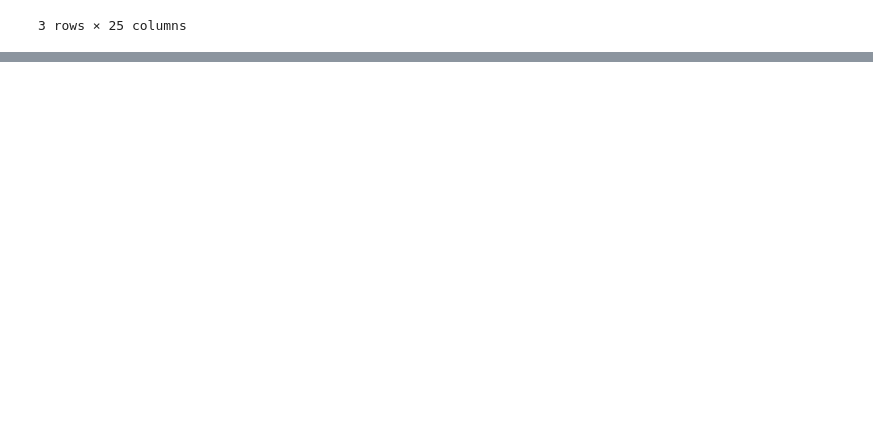
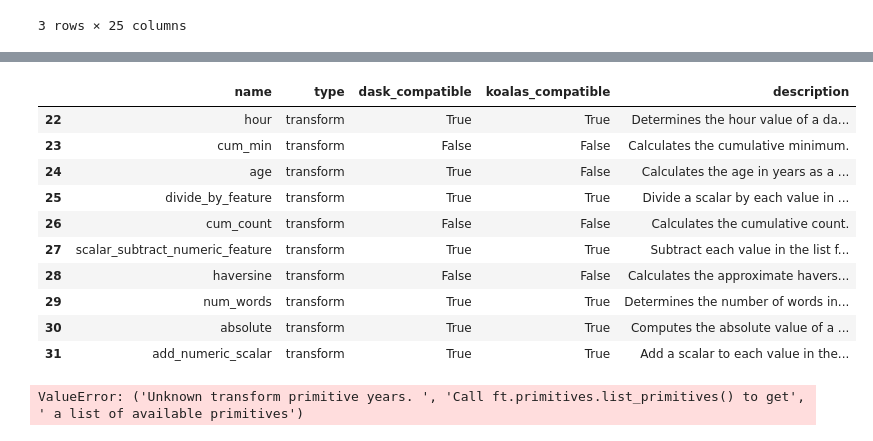
Before and after one commit to akiabe/kaggle_autofeatEng-tutorial, a Jupyter notebook: notebooks/autofeatEng_tutorial.ipynb, the cells around one changed output, grey strips where cells are left out. Saved outputs shown, nothing was run; the diff lists cells and outputs as text; code cells hidden in the pictures; blank space fills up the shorter version.

```diff
--- a/notebooks/autofeatEng_tutorial.ipynb
+++ b/notebooks/autofeatEng_tutorial.ipynb
@@ -136,0 +240,23 @@ es = ft.EntitySet(id="clients")
+# %%
+primitives[primitives["type"] == "transform"].head(10)
+# %% [output]
+|  | name | type | dask_compatible | koalas_compatible | description |
+| 22 | hour | transform | True | True | Determines the hour value of a da... |
+| 23 | cum_min | transform | False | False | Calculates the cumulative minimum. |
+| 24 | age | transform | True | False | Calculates the age in years as a ... |
+| 25 | divide_by_feature | transform | True | True | Divide a scalar by each value in ... |
+| 26 | cum_count | transform | False | False | Calculates the cumulative count. |
+| 27 | scalar_subtract_numeric_feature | transform | True | True | Subtract each value in the list f... |
+| 28 | haversine | transform | False | False | Calculates the approximate havers... |
+| 29 | num_words | transform | True | True | Determines the number of words in... |
+| 30 | absolute | transform | True | True | Computes the absolute value of a ... |
+| 31 | add_numeric_scalar | transform | True | True | Add a scalar to each value in the... |
+# %%
+features, feature_names = ft.dfs(
+    entityset = es,
+    target_entity = 'clients',
+    agg_primitives = ['mean', 'max', 'percent_true', 'last'],
+    trans_primitives = ['years', 'month', 'divide']
+)
+# %% [output]
+ValueError: ('Unknown transform primitive years. ', 'Call ft.primitives.list_primitives() to get', ' a list of available primitives')
```
Also changed, not shown: parts of 17 cells of this notebook.
